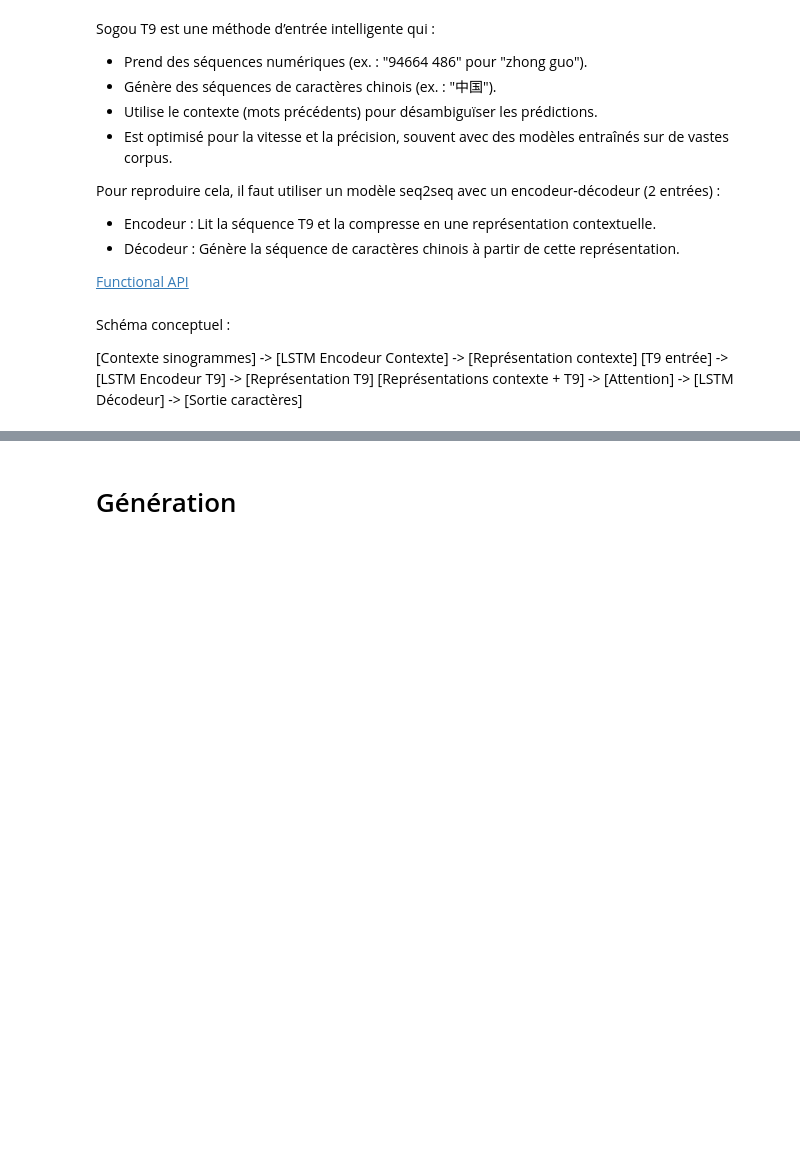
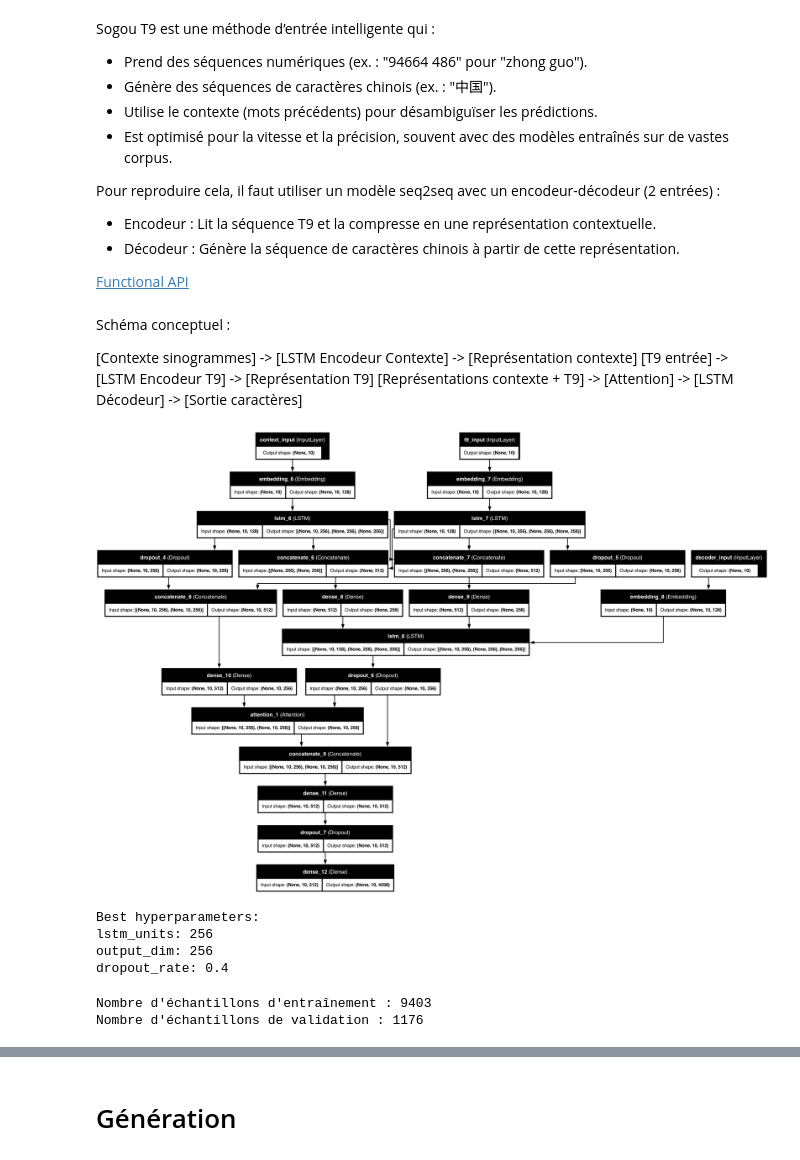
Before and after one commit to PerrineQhn/Model_T9_to_Sinogram, a Jupyter notebook: training_t9_to_text.ipynb, the cells around one changed output, grey strips where cells are left out. Cells and saved outputs as stored; diff of their text form; code cells hidden in the pictures; blank space fills up the shorter version.

Commit message:
feat: ajout model simple entrainement à faire

```diff
--- a/training_t9_to_text.ipynb
+++ b/training_t9_to_text.ipynb
@@ -181,13 +190,16 @@ Dataset after generating sequences:
 # %% [markdown]
 # Création du dataset pour le modèle
 # %%
+dataset = dataset[["char_pinyin_t9_sequence"]]
+
+
 # Modifier la génération des séquences pour inclure le contexte
 input_t9_sequences = []
 context_char_sequences = []
 target_char_sequences = []
-MAX_CONTEXT_LENGTH = 50  # Longueur max du contexte
-MAX_T9_LENGTH = 50      # Longueur max de la séquence T9
-MAX_TARGET_LENGTH = 50  # Longueur max de la séquence cible
+MAX_CONTEXT_LENGTH = 10  # Longueur max du contexte
+MAX_T9_LENGTH = 10      # Longueur max de la séquence T9
+MAX_TARGET_LENGTH = 10  # Longueur max de la séquence cible
 
 for seq in dataset["char_pinyin_t9_sequence"]:
     triplets = seq.strip().split(" ")
@@ -430,0 +527,6 @@ model.utils.plot_model(model, show_shapes=True, show_layer_names=True)
+# %%
+# Visualiser le modèle
+model = build_model()
+keras.utils.plot_model(model, show_shapes=True, show_layer_names=True, to_file='model.png')
+# %% [output]
+[figure, added]
@@ -430,0 +589,21 @@ model.utils.plot_model(model, show_shapes=True, show_layer_names=True)
+# %%
+# Afficher les meilleurs hyperparamètres
+best_hyperparameters = tuner.get_best_hyperparameters()[0]
+print("Best hyperparameters:")
+print(f"lstm_units: {best_hyperparameters.get('lstm_units')}")
+print(f"output_dim: {best_hyperparameters.get('output_dim')}")
+print(f"dropout_rate: {best_hyperparameters.get('dropout_rate')}")
+# %% [output]
+Best hyperparameters:
+lstm_units: 256
+output_dim: 256
+dropout_rate: 0.4
+# %%
+nb_train_samples = round(ds_train.cardinality().numpy()/4)
+nb_val_samples = round(ds_val.cardinality().numpy()/4)
+
+print("Nombre d'échantillons d'entraînement :", nb_train_samples)
+print("Nombre d'échantillons de validation :", nb_val_samples)
+# %% [output]
+Nombre d'échantillons d'entraînement : 9403
+Nombre d'échantillons de validation : 1176
```
Also changed, not shown: parts of 24 cells of this notebook, 1 other file.
